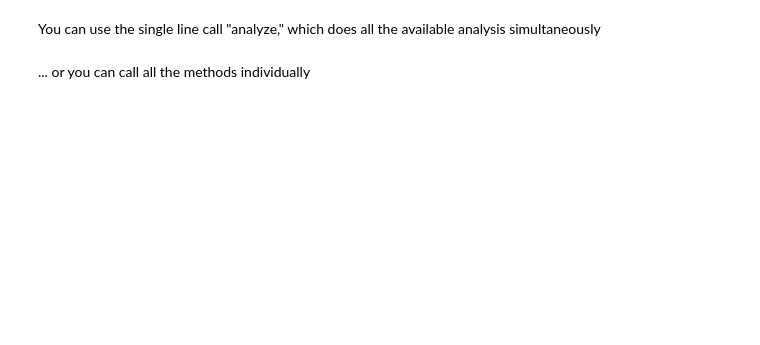
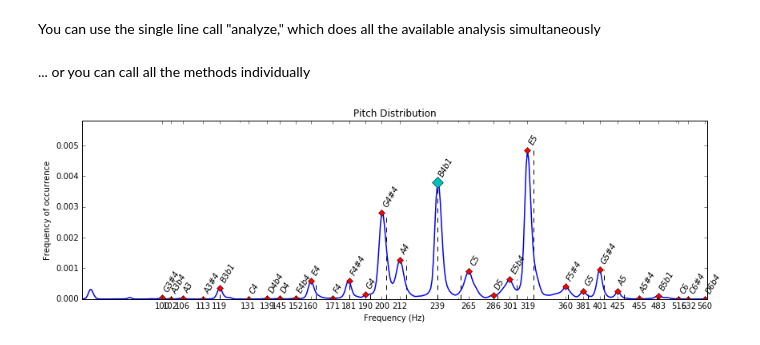
Before and after one commit to sertansenturk/tomato, a Jupyter notebook: audio_analysis_demo.ipynb, the cells around one changed output. Drawn from its saved outputs; the diff is of its cells as text; code cells hidden in the pictures; blank space fills up the shorter version.

```diff
--- a/audio_analysis_demo.ipynb
+++ b/audio_analysis_demo.ipynb
@@ -34,3 +34,27 @@ ahenk = audioAnalyzer.identify_ahenk(tonic, makam)
 
 # stable note extraction (tuning analysis)
 stable_notes = audioAnalyzer.get_stable_notes(pitch_distribution, tonic, makam)
+# %%
+import json
+pitch = json.load(open('tmp.json'))
+
+
+# tonic identification
+tonic = audioAnalyzer.identify_tonic(pitch)
+
+# histogram computation
+pitch_distribution = audioAnalyzer.compute_pitch_distribution(pitch, tonic)
+pitch_class_distribution = pitch_distribution.to_pcd()
+
+# transposition (ahenk) identification
+ahenk = audioAnalyzer.identify_ahenk(tonic, makam)
+
+# stable note extraction (tuning analysis)
+stable_notes = audioAnalyzer.get_stable_notes(pitch_distribution, tonic, makam)
+# %%
+%matplotlib inline
+import pylab
+pylab.rcParams['figure.figsize'] = (14, 4)
+audioAnalyzer._noteModeler.plot(pitch_distribution, stable_notes)
+# %% [output]
+[figure, added]
```
Also changed, not shown: 7 other files.
